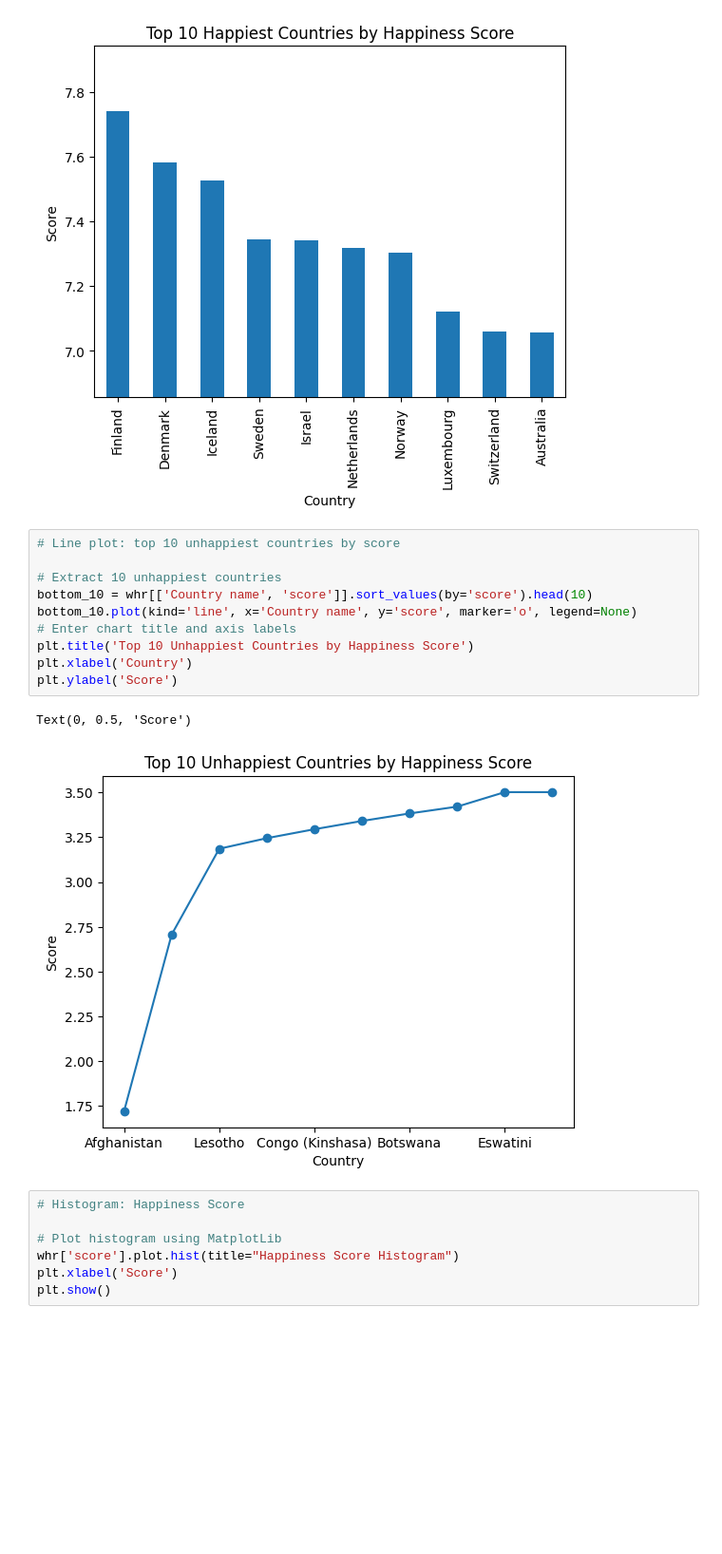
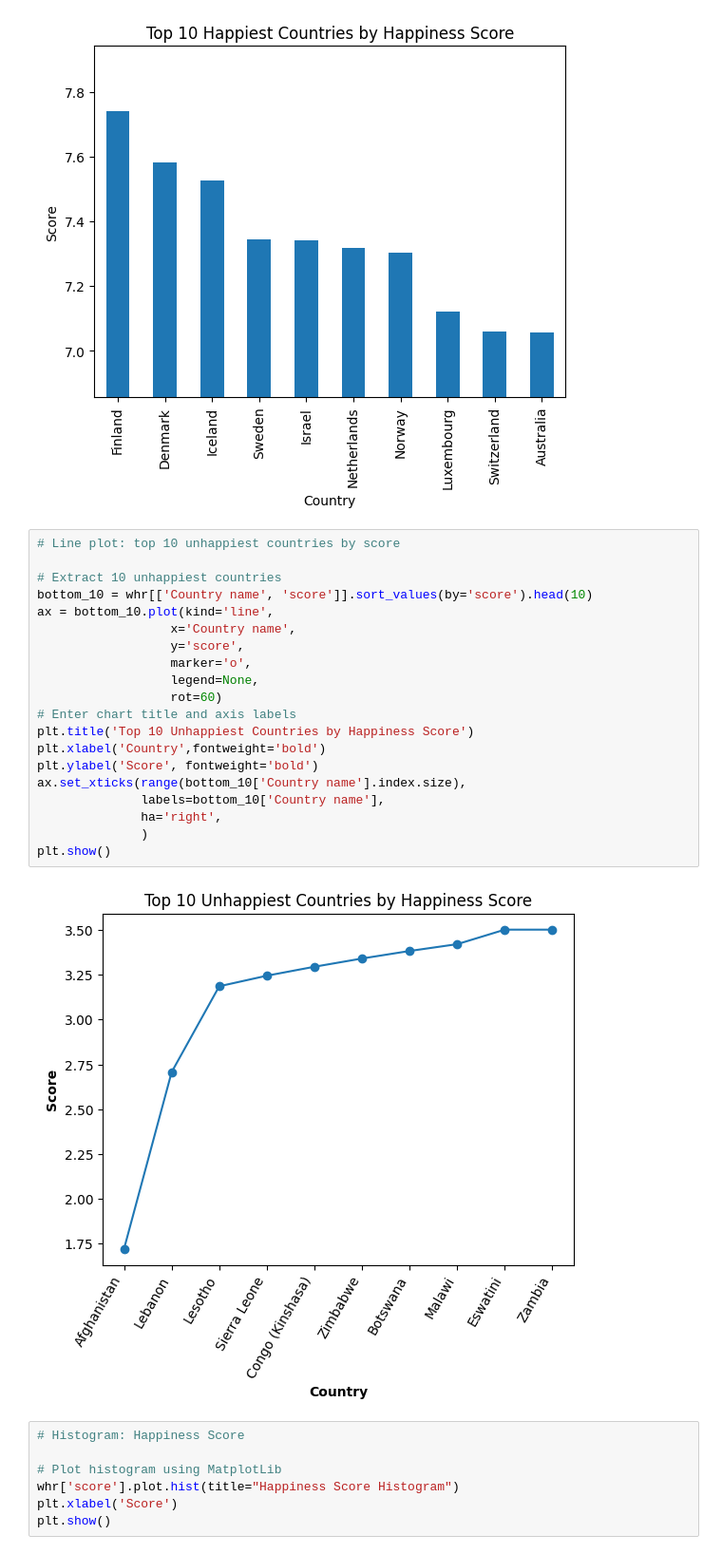
Before and after one commit to SD2513/ai-assessment-1, a Jupyter notebook: 2407091_ShlokDhital_Assessment1.ipynb, the cells around one changed output. Shown at 95% size. Drawn from its saved outputs; the diff is of its cells as text; blank space fills up the shorter version.

```diff
--- a/2407091_ShlokDhital_Assessment1.ipynb
+++ b/2407091_ShlokDhital_Assessment1.ipynb
@@ -157,16 +157,25 @@ plt.show()
 # %%
 # Line plot: top 10 unhappiest countries by score
 
 # Extract 10 unhappiest countries
 bottom_10 = whr[['Country name', 'score']].sort_values(by='score').head(10)
-bottom_10.plot(kind='line', x='Country name', y='score', marker='o', legend=None)
+ax = bottom_10.plot(kind='line',
+                  x='Country name',
+                  y='score',
+                  marker='o',
+                  legend=None,
+                  rot=60)
 # Enter chart title and axis labels
 plt.title('Top 10 Unhappiest Countries by Happiness Score')
-plt.xlabel('Country')
-plt.ylabel('Score')
+plt.xlabel('Country',fontweight='bold')
+plt.ylabel('Score', fontweight='bold')
+ax.set_xticks(range(bottom_10['Country name'].index.size),
+              labels=bottom_10['Country name'],
+              ha='right',
+              )
+plt.show()
 # %% [output]
-Text(0, 0.5, 'Score')
-[figure, old version]
+[figure, new version]
 # %%
 # Histogram: Happiness Score
 
```
Also changed, not shown: parts of 10 cells of this notebook.
